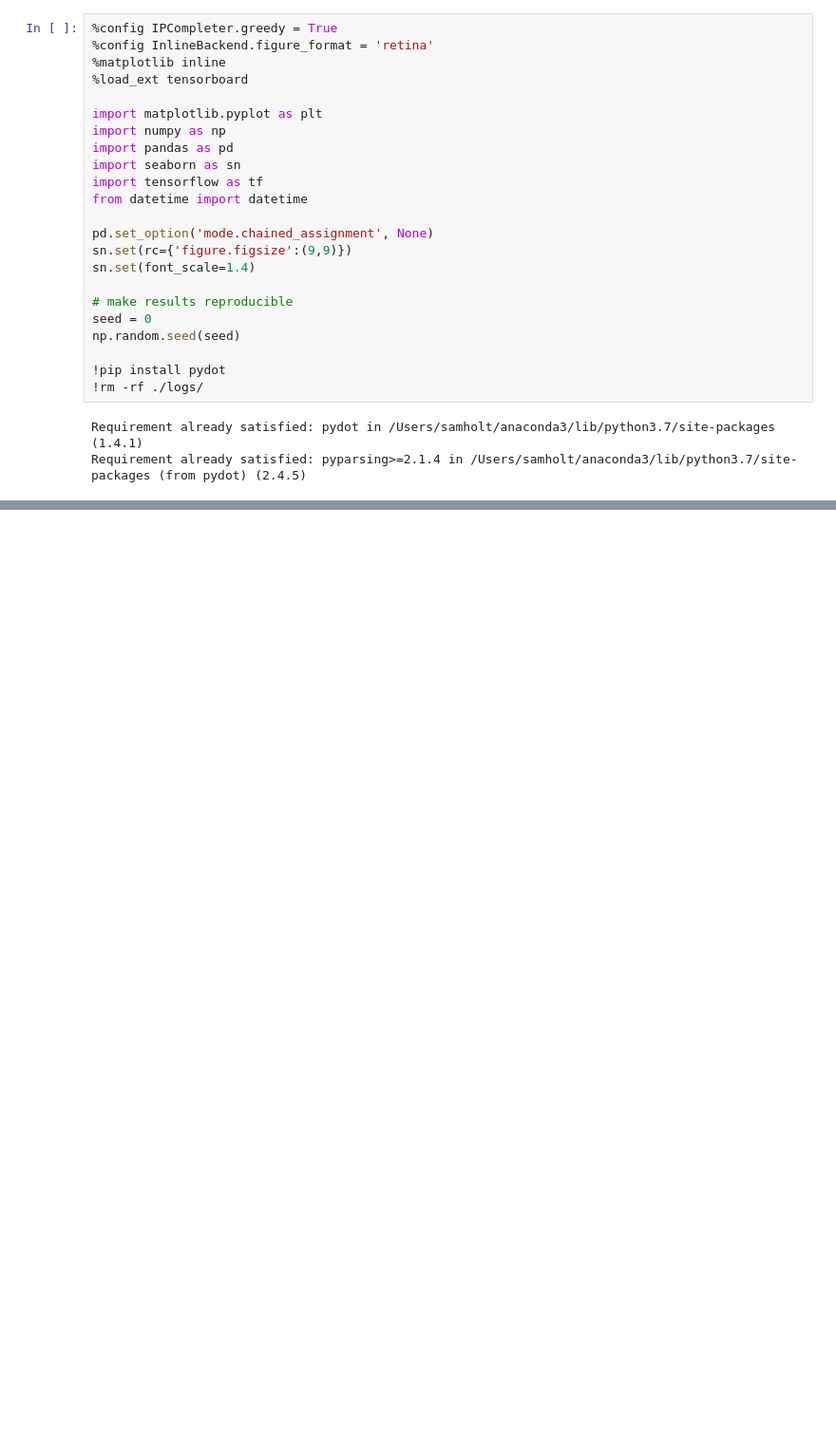
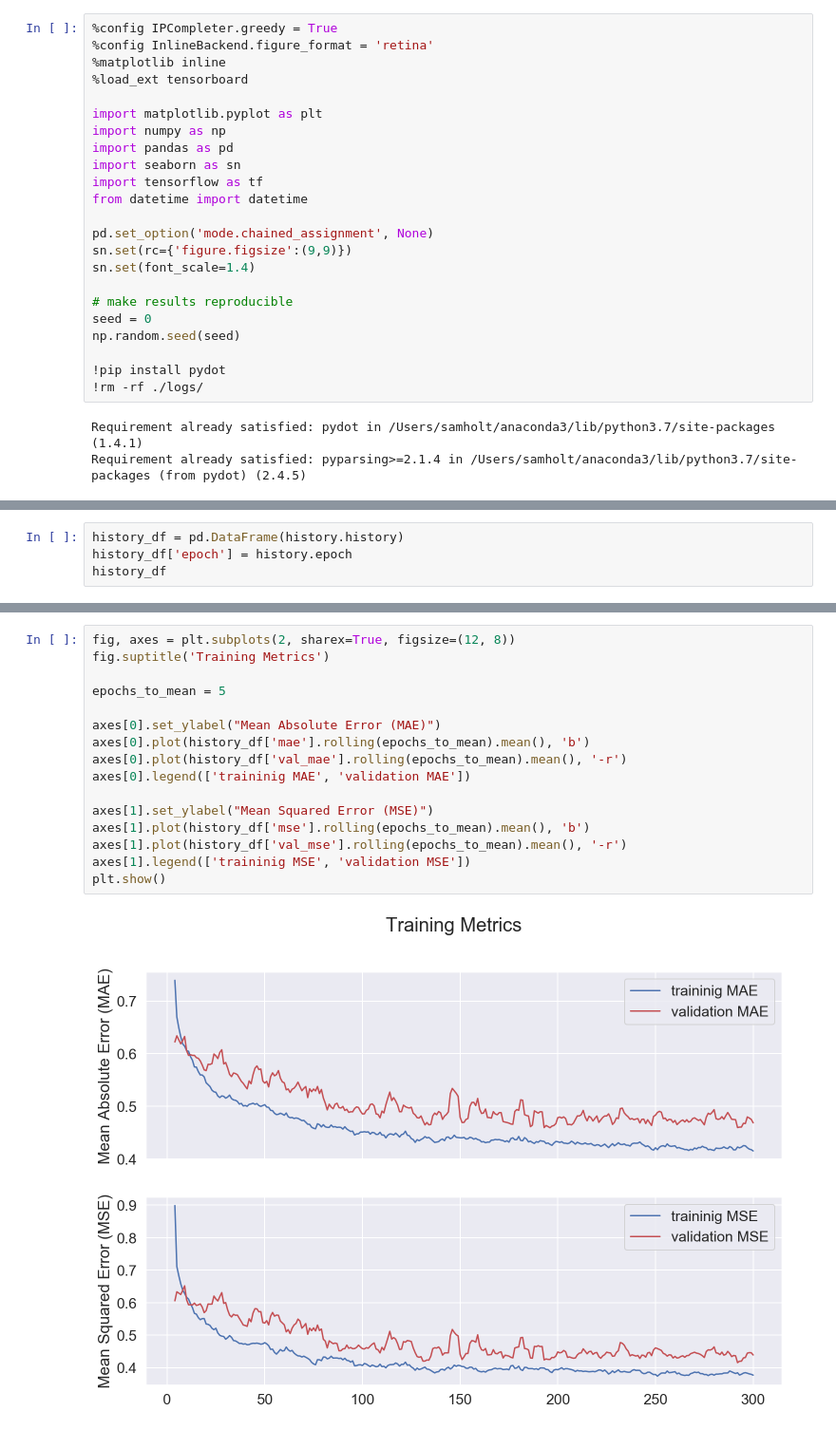
Before and after one commit to PacktPublishing/Practical-Machine-Learning-with-TensorFlow-2.0-and-Scikit-Learn, a Jupyter notebook: section_5/5-4.ipynb, the cells around one changed output, grey strips where cells are left out. Shown at 95% size. Saved outputs shown, nothing was run; the diff lists cells and outputs as text; blank space fills up the shorter version.

```diff
--- a/section_5/5-4.ipynb
+++ b/section_5/5-4.ipynb
@@ -43,0 +93,4 @@ More functiona API stuff !
+# %%
+history_df = pd.DataFrame(history.history)
+history_df['epoch'] = history.epoch
+history_df
@@ -43,0 +111,18 @@ More functiona API stuff !
+# %%
+fig, axes = plt.subplots(2, sharex=True, figsize=(12, 8))
+fig.suptitle('Training Metrics')
+
+epochs_to_mean = 5
+
+axes[0].set_ylabel("Mean Absolute Error (MAE)")
+axes[0].plot(history_df['mae'].rolling(epochs_to_mean).mean(), 'b')
+axes[0].plot(history_df['val_mae'].rolling(epochs_to_mean).mean(), '-r')
+axes[0].legend(['traininig MAE', 'validation MAE'])
+
+axes[1].set_ylabel("Mean Squared Error (MSE)")
+axes[1].plot(history_df['mse'].rolling(epochs_to_mean).mean(), 'b')
+axes[1].plot(history_df['val_mse'].rolling(epochs_to_mean).mean(), '-r')
+axes[1].legend(['traininig MSE', 'validation MSE'])
+plt.show()
+# %% [output]
+[figure, added]
```
Also changed, not shown: parts of 11 cells of this notebook.
